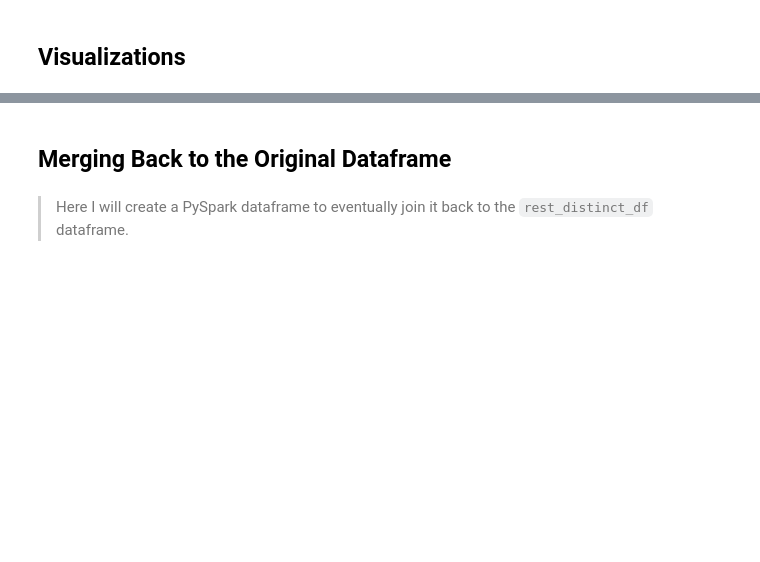
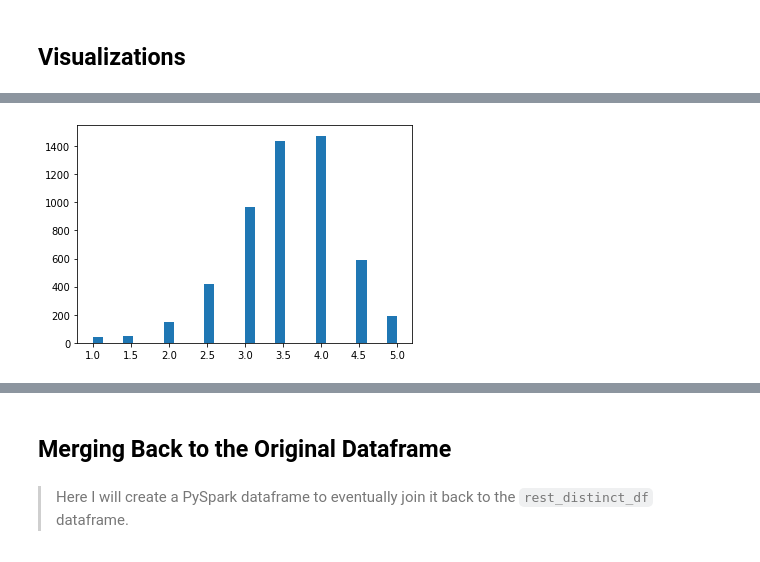
Before and after one commit to bradentam/vancouver_restaurants_project, a Jupyter notebook: eda/eda.ipynb, the cells around one changed output, grey strips where cells are left out. Saved outputs shown, nothing was run; the diff lists cells and outputs as text; code cells hidden in the pictures; blank space fills up the shorter version.

```diff
--- a/eda/eda.ipynb
+++ b/eda/eda.ipynb
@@ -38,7 +40,7 @@ licences_df = (spark.read
           .option('header','true')
           .option('inferSchema','true')
           .option('sep', ';')
-          .csv('data/business-licences-2.csv'))
+          .csv('../data/business-licences.csv'))
 # %%
 f'There are %i observations in this dataset' % licences_df.count()
 # %% [output]
@@ -570,17 +546,38 @@ data_clean = dict(name = [],
                   review_count = [],
                   price = [])
 # %%
-for name in data['name']:
-    data_clean['name'].append(name)
+cols = ['name', 'postal_code', 'unit', 'house', 'street']
+for col in cols:
+    for entry in data[str(col)]:
+        data_clean[str(col)].append(entry)
+
 for call in data['yelp_call']:
     if call == None:
-        data_clean['categories'].append(None)
+        data_clean['name_yelp'].append(None)
+        data_clean['is_claimed'].append(None)
+        data_clean['is_closed'].append(None)
+        data_clean['categories'].append([])
         data_clean['rating'].append(None)
         data_clean['review_count'].append(None)
         data_clean['price'].append(None)
     else:
+        if 'name' not in call:
+            data_clean['name_yelp'].append(None)
+        else:
+            data_clean['name_yelp'].append(call['name'])
+
+        if 'is_claimed' not in call:
+            data_clean['is_claimed'].append(None)
+        else:
+            data_clean['is_claimed'].append(call['is_claimed'])
+
+        if 'is_closed' not in call:
+            data_clean['is_closed'].append(None)
+        else:
+            data_clean['is_closed'].append(call['is_closed'])
+
         if 'categories' not in call:
-            data_clean['categories'].append(None)
+            data_clean['categories'].append([])
         else:
             data_clean['categories'].append(call['categories'])
 
@@ -599,9 +596,10 @@ for call in data['yelp_call']:
         else:
             data_clean['price'].append(call['price'])
 
+
 path = 'data/yelp/'
 filename = 'rest_cleaned' + time.strftime('_%Y-%m-%d') + '.pkl'
 with open(path + filename, 'wb') as f:
-    pickle.dump(data, f, pickle.HIGHEST_PROTOCOL)
+    pickle.dump(data_clean, f, pickle.HIGHEST_PROTOCOL)
 print('Data saved in {} as {}'.format(path, filename))
 # %% [output]
@@ -628,0 +740,5 @@ for rating, use laplaces rule of succession
+# %%
+x = data_clean['rating'].values
+plt.hist(x, bins = 30);
+# %% [output]
+[figure, added]
```
Also changed, not shown: parts of 31 cells of this notebook.
